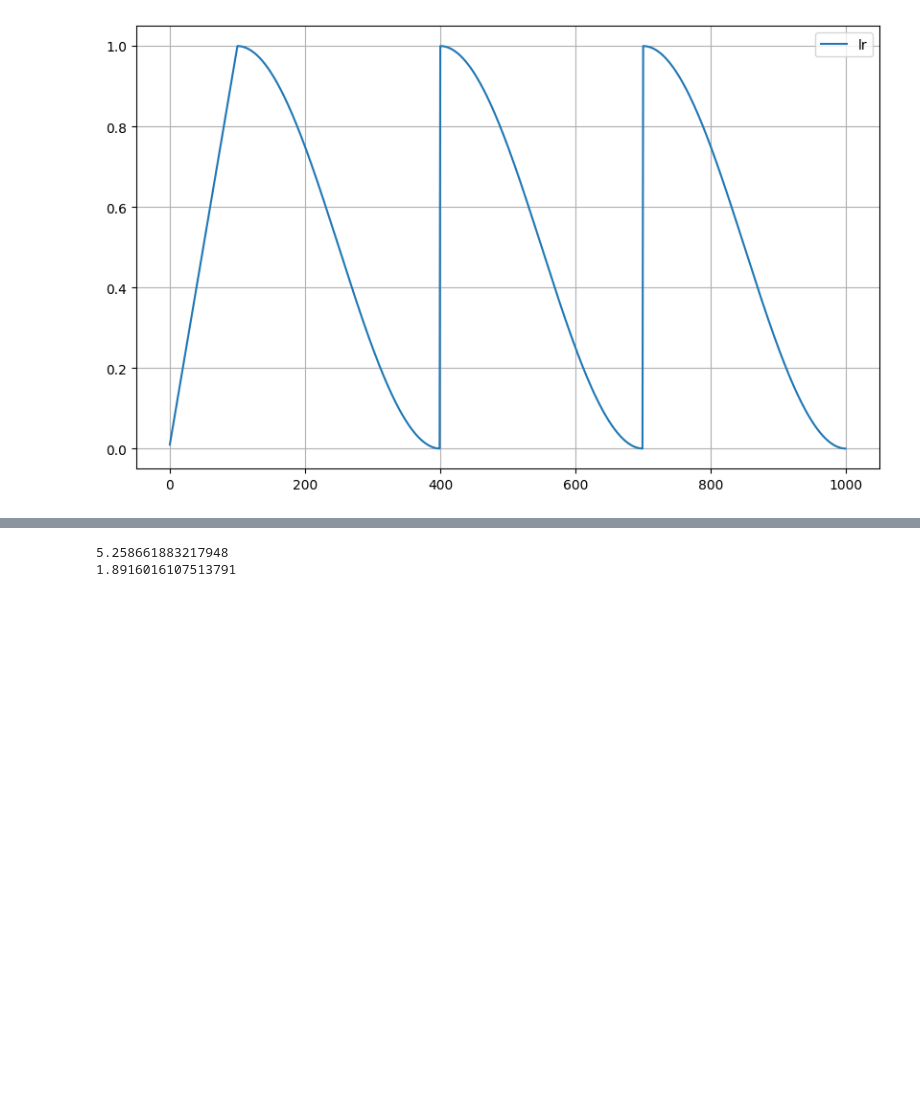
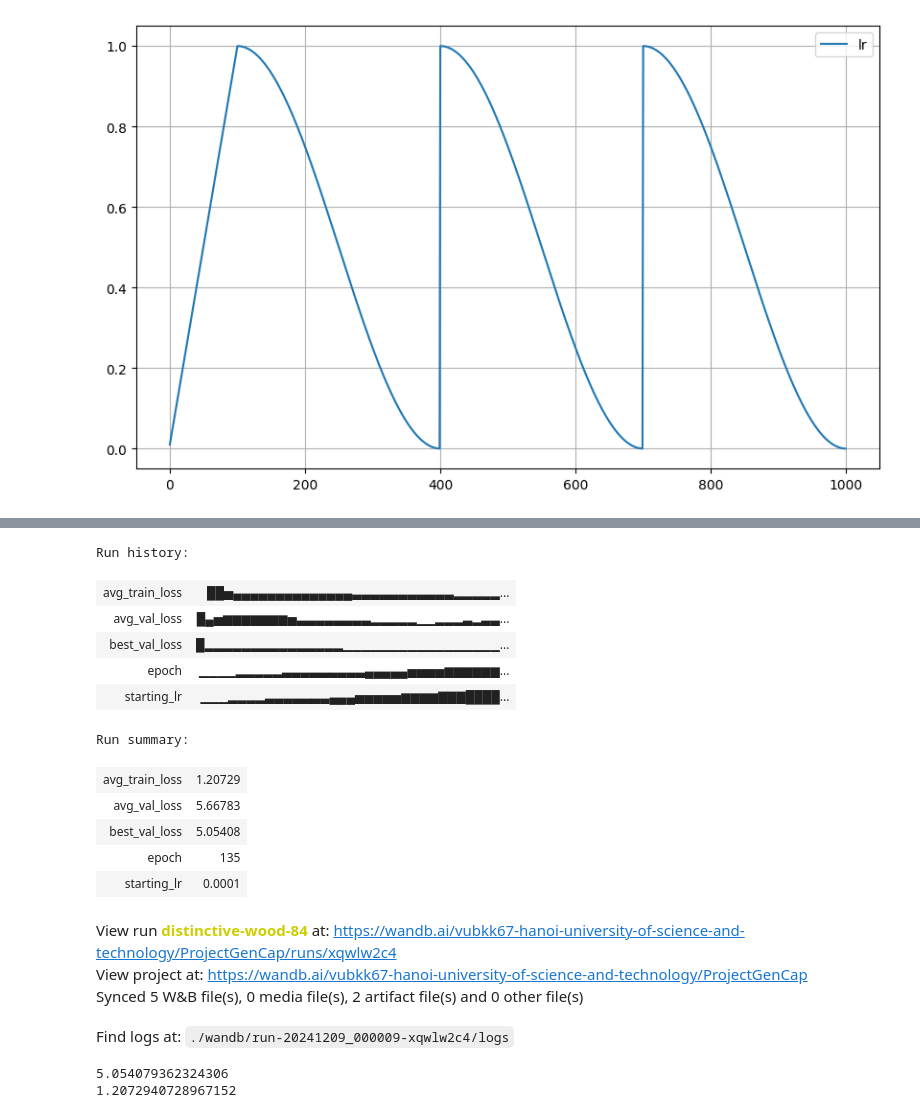
Before and after one commit to bluff-king/Image-captioning-dl, a Jupyter notebook: notebooks/all_basic.ipynb, the cells around one changed output, grey strips where cells are left out. Drawn from its saved outputs; the diff is of its cells as text; code cells hidden in the pictures; blank space fills up the shorter version.

```diff
--- a/notebooks/all_basic.ipynb
+++ b/notebooks/all_basic.ipynb
@@ -42,6 +44,7 @@ CAPTIONS_LENGTH =30
 MAX_PLATEAU_COUNT = 50
 NUM_CYCLES = 3
 NUM_WORKERS = 2
+DROP_OUT = 0.5
 # %%
 PROJECT_DIR = '../'
 IMAGE_PATH = os.path.join('../', 'data', 'flickr8k', 'Images')
@@ -403,10 +399,10 @@ model_embedding_path = os.path.join(PROJECT_DIR, 'models', 'word_embedder_model.
 import shutil
 
 # Đường dẫn gốc của file
-source_path = os.path.join(PROJECT_DIR,"models/word_embedder_model.pth")
+source_path = os.path.join(PROJECT_DIR,"models/checkpoints/word_embedder_model.pth")
 
 # Đường dẫn mới cho file copy
-destination_path = os.path.join(PROJECT_DIR,"models/word_embedder_model_copy.pth")
+destination_path = os.path.join(PROJECT_DIR,"models/checkpoints/word_embedder_model_copy.pth")
 
 # Sao chép file
 shutil.copy(source_path, destination_path)
@@ -665,7 +645,7 @@ test_loader = DataLoader(
 )
 # %%
 class LSTM_Custom(nn.Module):
-    def __init__(self, embed_size, vocab_size, hidden_size,pad_idx, dropout = 0):
+    def __init__(self, embed_size, vocab_size, hidden_size,pad_idx, dropout = DROP_OUT):
         super(LSTM_Custom, self).__init__()
         self.pad_idx = pad_idx
 
@@ -858,18 +844,18 @@ for epoch in range(0,NUM_EPOCHS):
         print("Validation loss did not improve.")
     print('-' * 50)
 
-    # wandb.log({
-    #     'epoch': epoch + 1,
-    #     'avg_train_loss': avg_train_loss,
-    #     'avg_val_loss': avg_val_loss,
-    #     'best_val_loss': best_val_loss,
-    #     'starting_lr': curr_lr
-    # })
+    wandb.log({
+        'epoch': epoch + 1,
+        'avg_train_loss': avg_train_loss,
+        'avg_val_loss': avg_val_loss,
+        'best_val_loss': best_val_loss,
+        'starting_lr': curr_lr
+    })
 
     if plateau_count == MAX_PLATEAU_COUNT:
         print("AVOID OVF")
         break
 
     lstm_model.train()
-# wandb.finish()
+wandb.finish()
 # %% [output]
@@ -890,12 +876,28 @@ Epoch [126/1000] completed in 0.29 minutes.
 Validation loss did not improve.
 --------------------------------------------------
 AVOID OVF
+Run history:
+| avg_train_loss | ██▅▄▄▄▄▄▄▄▄▄▄▄▄▄▄▃▃▃▃▃▃▃▃▃▃▃▂▂▂▂▂... |
+| avg_val_loss | █▄▅▆▆▆▆▆▆▆▅▃▃▃▃▃▃▃▃▂▂▂▂▂▁▁▂▂▂▃▂▃▃... |
+| best_val_loss | █▂▂▂▂▂▂▂▂▂▂▂▂▂▂▂▁▁▁▁▁▁▁▁▁▁▁▁▁▁▁▁▁... |
+| epoch | ▁▁▁▁▂▂▂▂▂▃▃▃▃▃▃▃▃▃▄▄▄▄▄▅▅▅▅▆▆▆▆▆▆... |
+| starting_lr | ▁▁▁▂▂▂▂▃▃▃▃▃▃▃▄▄▄▅▅▅▅▅▆▆▆▆▇▇▇████... |
+Run summary:
+| avg_train_loss | 1.20729 |
+| avg_val_loss | 5.66783 |
+| best_val_loss | 5.05408 |
+| epoch | 135 |
+| starting_lr | 0.0001 |
+View run distinctive-wood-84 at: https://wandb.ai/vubkk67-hanoi-university-of-science-and-technology/ProjectGenCap/runs/xqwlw2c4
+View project at: https://wandb.ai/vubkk67-hanoi-university-of-science-and-technology/ProjectGenCap
+Synced 5 W&B file(s), 0 media file(s), 2 artifact file(s) and 0 other file(s)
+Find logs at: ./wandb/run-20241209_000009-xqwlw2c4/logs
 # %%
 print(best_val_loss)
 print(avg_train_loss)
 # %% [output]
-5.258661883217948
-1.8916016107513791
+5.054079362324306
+1.2072940728967152
 # %%
 '''Testing model'''
 import torch
```
Also changed, not shown: parts of 16 cells of this notebook, 10 other files.
